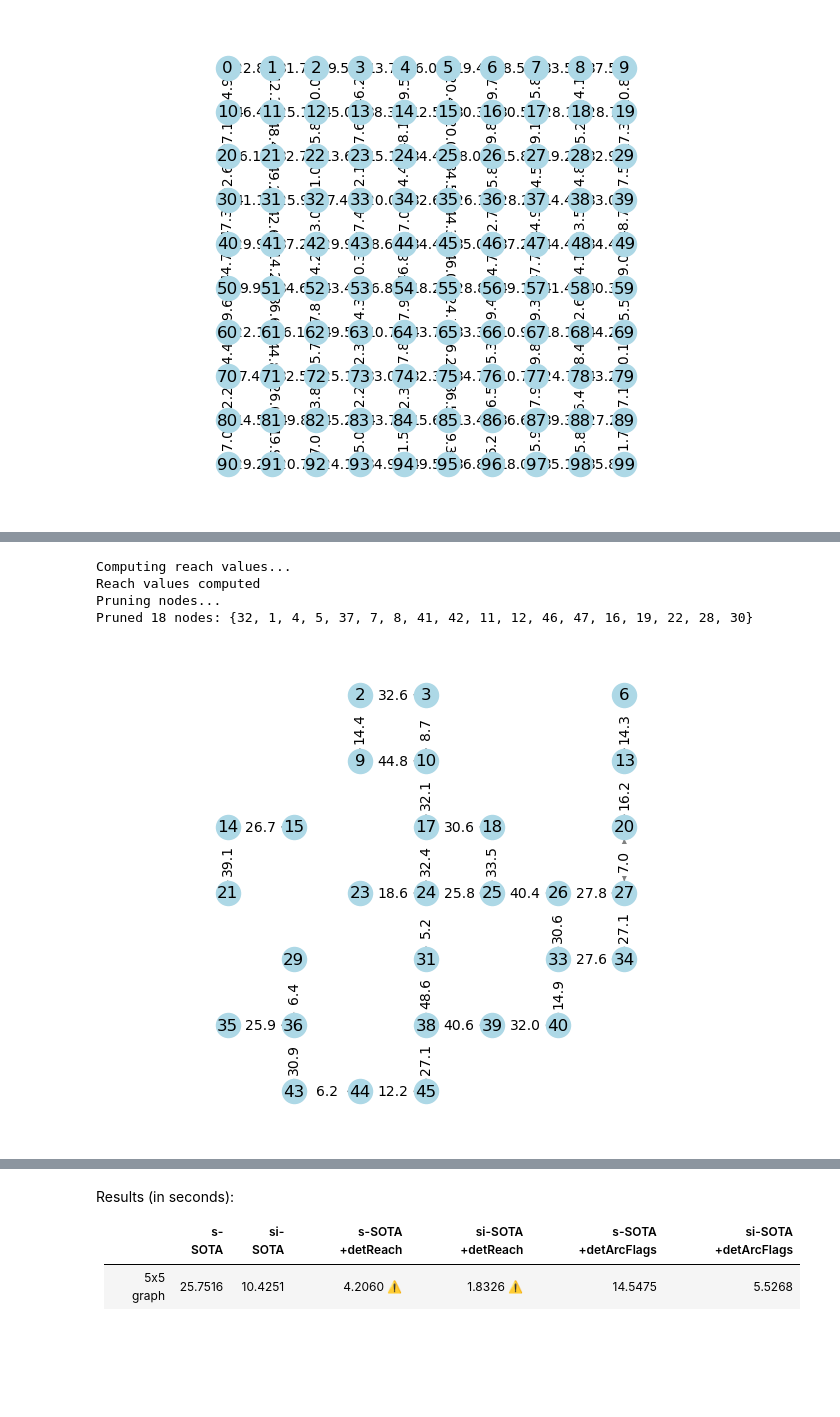
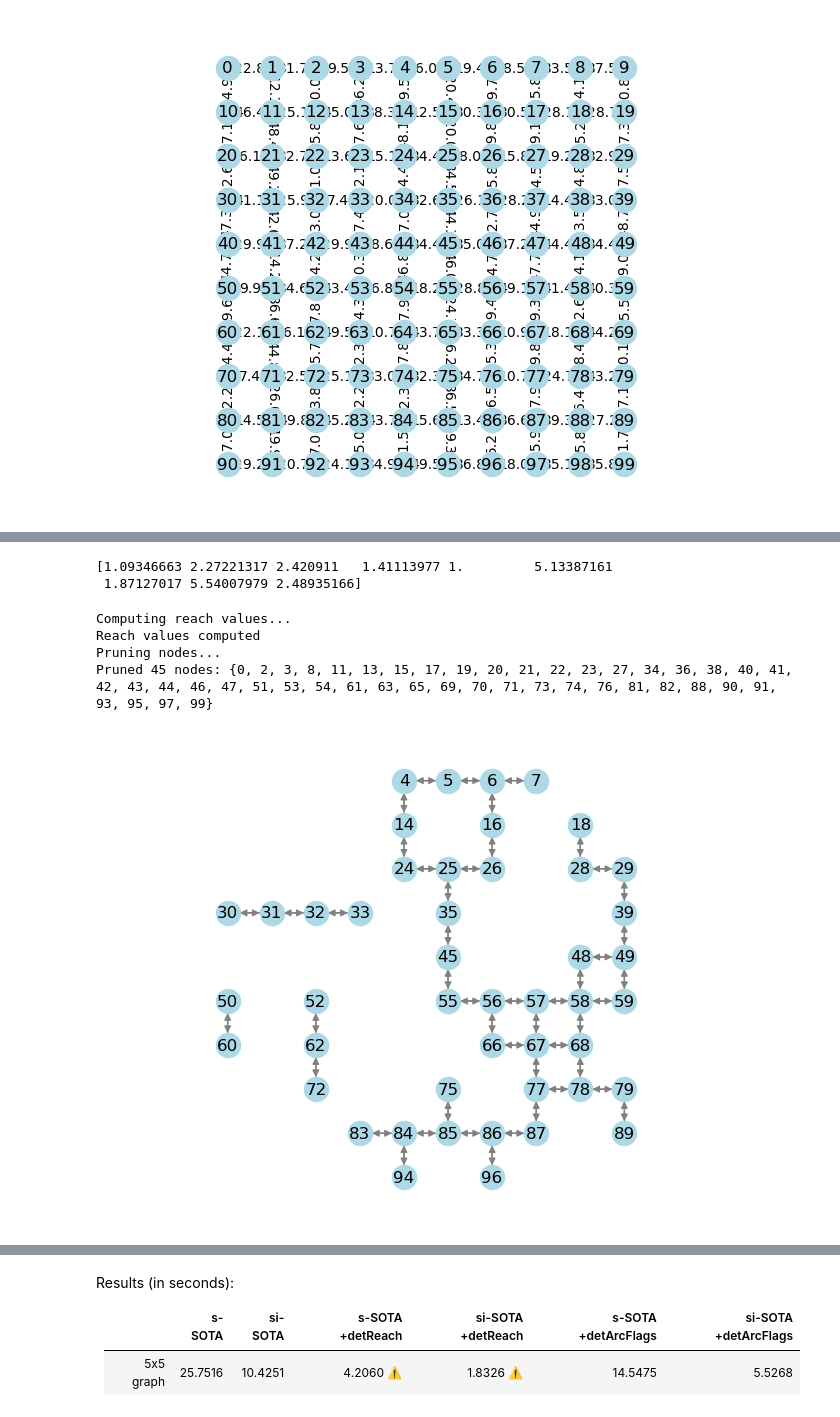
Before and after one commit to samuelepeirone/SOTA-py, a Jupyter notebook: notebook/SOTASolvers and Pruning techniques.ipynb, the cells around one changed output, grey strips where cells are left out. Cells and saved outputs as stored; diff of their text form; code cells hidden in the pictures; blank space fills up the shorter version.

```diff
--- a/notebook/SOTASolvers and Pruning techniques.ipynb
+++ b/notebook/SOTASolvers and Pruning techniques.ipynb
@@ -413,0 +511,2 @@ KeyboardInterrupt:
+# %%
+general_comparison_run(matrix, 146, 500, eps=1e-2, max_iter=50)
@@ -413,0 +531,2 @@ KeyboardInterrupt:
+# %%
+general_comparison_run(matrix, 146, 700, eps=1e-2, max_iter=50)
@@ -413,0 +538,4 @@ KeyboardInterrupt:
+# %%
+general_comparison_run(matrix, 146, 900, eps=1e-2, max_iter=50)
+# %%
+general_comparison_run(matrix, 146, 1100, eps=1e-2, max_iter=50)
@@ -414,18 +595,20 @@ KeyboardInterrupt:
+# %%
+print(sc.get_sota_matrix()[:,-1])
+# %% [output]
+[1.09346663 2.27221317 2.420911   1.41113977 1.         5.13387161
+ 1.87127017 5.54007979 2.48935166]
 # %%
-m = Matrix(7, 7, link_var_max=0.5)
-m.compute_matrices()
-
-adj_matrix, var_matrix = m.get_matrices()
+adj_matrix, var_matrix = matrix.get_matrices()
 graph = StochasticGraph(adjacency_matrix=adj_matrix, variance_matrix=var_matrix)
 d = Dijkstra(adj_matrix)
-r = detReach(graph, d, 38)
+r = detReach(graph, d, 146)
 r.reach_computation()
 r.reach_pruning()
-graph.print_graph()
+graph.print_graph(show_edge_labels=False)
 # %% [output]
 Computing reach values...
 Reach values computed
 Pruning nodes...
-Pruned 18 nodes: {32, 1, 4, 5, 37, 7, 8, 41, 42, 11, 12, 46, 47, 16, 19, 22, 28, 30}
+Pruned 45 nodes: {0, 2, 3, 8, 11, 13, 15, 17, 19, 20, 21, 22, 23, 27, 34, 36, 38, 40, 41, 42, 43, 44, 46, 47, 51, 53, 54, 61, 63, 65, 69, 70, 71, 73, 74, 76, 81, 82, 88, 90, 91, 93, 95, 97, 99}
-[figure, old version]
+[figure, new version]
 # %%
```
Also changed, not shown: parts of 22 cells of this notebook, 9 other files.
